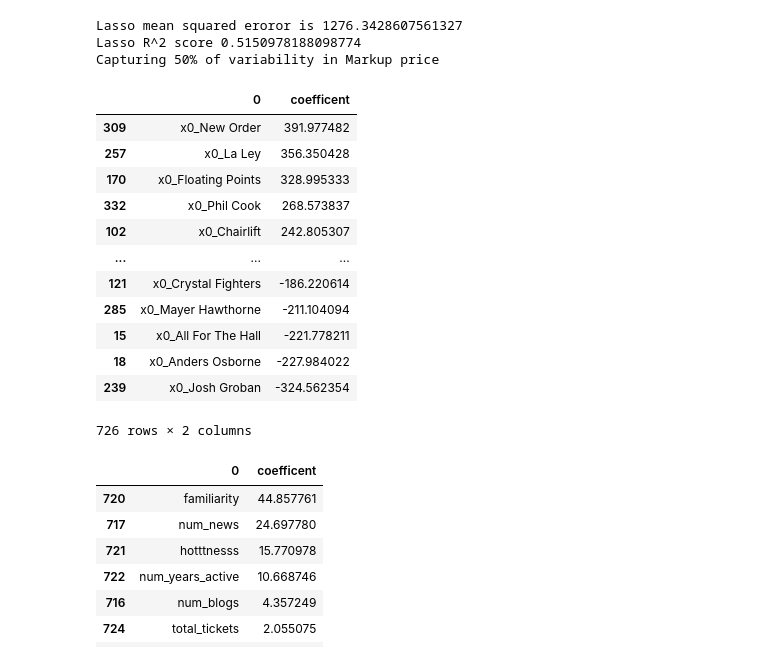
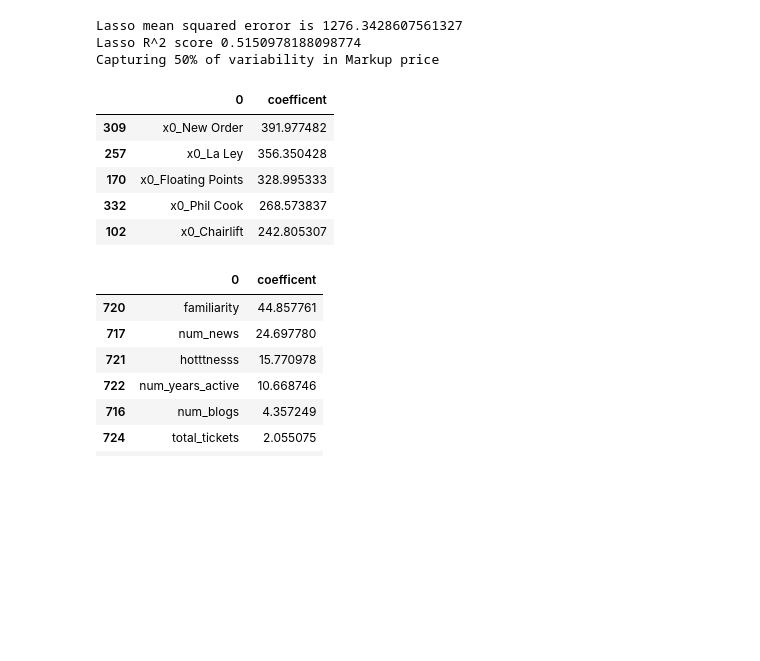
Before and after one commit to brendanhutchinson/Logitix-Pricing-Analyst-Workbook, a Jupyter notebook: Logitix Pricing Analyst Workbook.ipynb, the cells around one changed output. Saved outputs shown, nothing was run; the diff lists cells and outputs as text; code cells hidden in the pictures; blank space fills up the shorter version.

```diff
--- a/Logitix Pricing Analyst Workbook.ipynb
+++ b/Logitix Pricing Analyst Workbook.ipynb
@@ -183,7 +197,7 @@ Goal is to use Regression models to evaluate which ticket attributes have the hi
 
 Try to Accurately predict expected markup with event attributes
 # %%
-df = pd.read_csv('Logitix-Pricing-Analyst-Workbook/MasterTicketData.csv')
+df = pd.read_csv('MasterTicketData.csv')
 # %%
 # list of Event Attributes
 
@@ -330,31 +351,18 @@ Lasso R^2 score 0.5150978188098774
 Capturing 50% of variability in Markup price
 # %%
 ## evaluting import coefficents
-
-cat_names = pipeline.named_steps['preprocess']\
-    .named_transformers_['cats'].named_steps['ohe'].get_feature_names()
-feat_names =list(cat_names) + ['num_blogs',
-       'num_news', 'num_reviews', 'discovery', 'familiarity', 'hotttnesss',
-       'num_years_active', 'total_postings','total_tickets','days_to_show']
 
 lr_coef_df =  pd.DataFrame(zip(feat_names,pipeline['model'].coef_)).\
 sort_values(by = 1, ascending = False).rename(columns = {1: 'coefficent'})
 
-lr_coef_df
+lr_coef_df.head(5)
 # %% [output]
 |  | 0 | coefficent |
 | 309 | x0_New Order | 391.977482 |
 | 257 | x0_La Ley | 356.350428 |
 | 170 | x0_Floating Points | 328.995333 |
 | 332 | x0_Phil Cook | 268.573837 |
 | 102 | x0_Chairlift | 242.805307 |
-| ... | ... | ... |
-| 121 | x0_Crystal Fighters | -186.220614 |
-| 285 | x0_Mayer Hawthorne | -211.104094 |
-| 15 | x0_All For The Hall | -221.778211 |
-| 18 | x0_Anders Osborne | -227.984022 |
-| 239 | x0_Josh Groban | -324.562354 |
-726 rows × 2 columns
 # %%
 lr_coef_df[~lr_coef_df[0].str.contains('x')]
 # %% [output]
```
Also changed, not shown: parts of 10 cells of this notebook.
